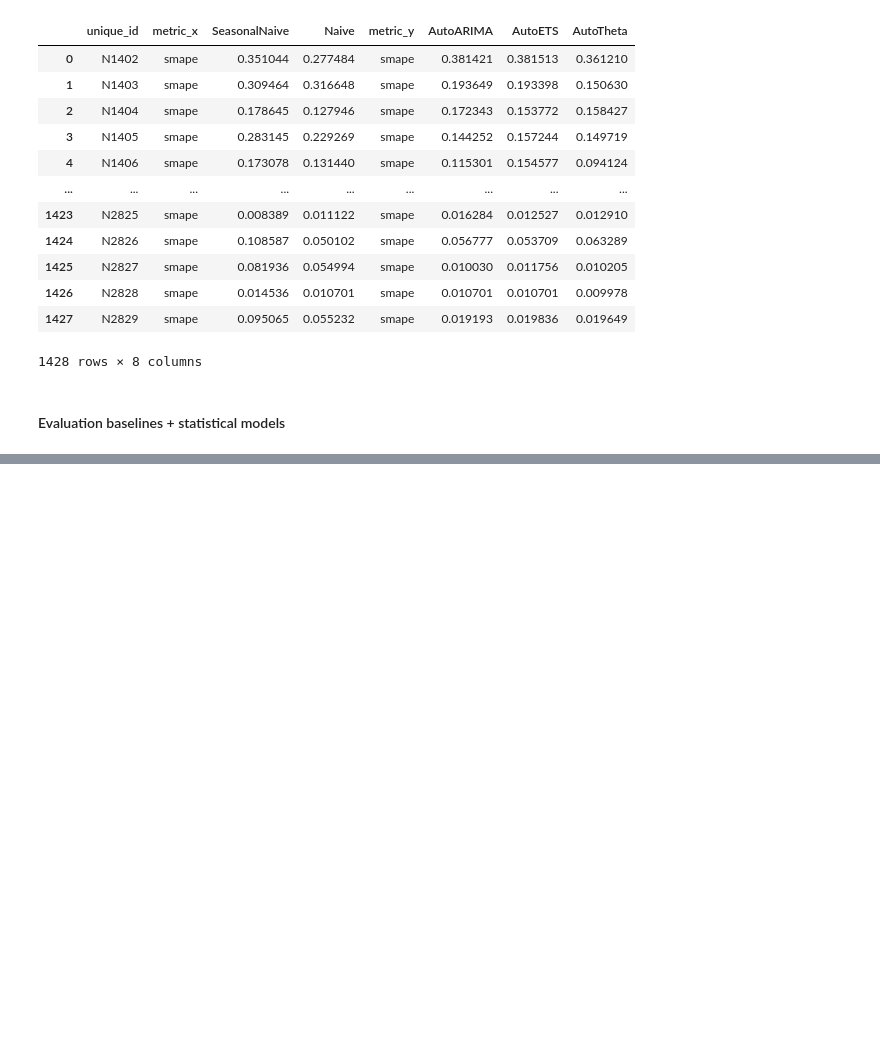
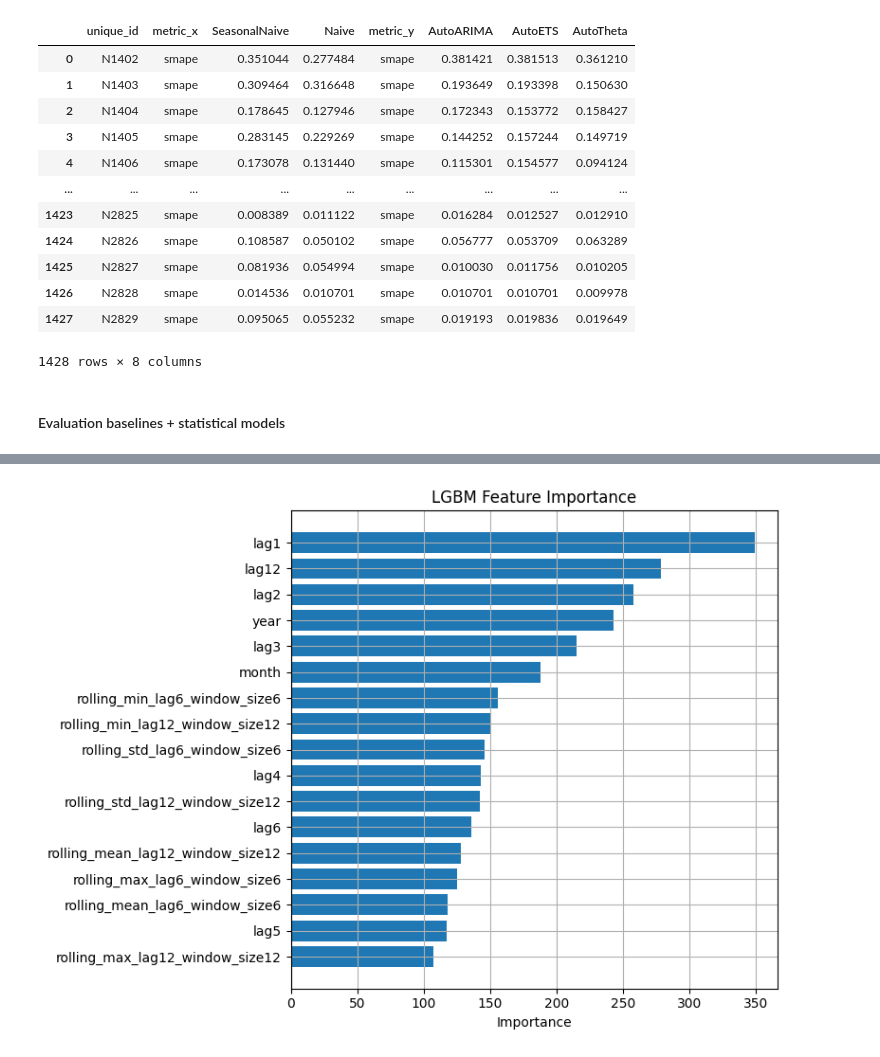
Before and after one commit to Nye1nChanSoe/time-series-analysis, a Jupyter notebook: multivariate-timeseries/m3.ipynb, the cells around one changed output, grey strips where cells are left out. Drawn from its saved outputs; the diff is of its cells as text; code cells hidden in the pictures; blank space fills up the shorter version.

```diff
--- a/multivariate-timeseries/m3.ipynb
+++ b/multivariate-timeseries/m3.ipynb
@@ -360,0 +415,26 @@ scores_all
+# %%
+train = df[df['months_from_end'] >= HORIZON].copy()
+test = df[df['months_from_end'] < HORIZON].copy()
+
+train = train[['unique_id', 'ds', 'y']]
+test = test[['unique_id', 'ds', 'y']]
+
+train = train.sort_values(["unique_id", "ds"]).reset_index(drop=True)
+test  = test.sort_values(["unique_id", "ds"]).reset_index(drop=True)
+# %%
+mlf = MLForecast(
+    models=[
+        # leaf level regressions
+        LGBMRegressor(linear_tree=True)
+    ],
+    freq='MS',
+    lags=[1, 2, 3, 4, 5, 6, 12],
+    lag_transforms={
+        6: [(rolling_mean, 6), (rolling_std, 6), (rolling_min, 6), (rolling_max, 6)],
+        12: [(rolling_mean, 12), (rolling_std, 12), (rolling_min, 12), (rolling_max, 12)],
+    },
+    # target_transforms=[LocalStandardScaler()],
+    date_features=['month', 'year'],
+)
+
+mlf.fit(train)
@@ -360,0 +470,7 @@ scores_all
+# %%
+feature_names = mlf.ts.features_order_
+
+lgbm_imp = pd.DataFrame({
+    'feature': feature_names,
+    'importance': mlf.models_['LGBMRegressor'].feature_importances_
+}).sort_values('importance', ascending=False)
@@ -360,0 +498,13 @@ scores_all
+# %%
+top_k = 20
+
+df_plot = lgbm_imp.head(top_k).sort_values('importance')
+
+plt.figure(figsize=(8, 6))
+plt.barh(df_plot['feature'], df_plot['importance'])
+plt.xlabel('Importance')
+plt.title('LGBM Feature Importance')
+plt.tight_layout()
+plt.show()
+# %% [output]
+[figure, added]
```
Also changed, not shown: parts of 24 cells of this notebook, 5 other files.
